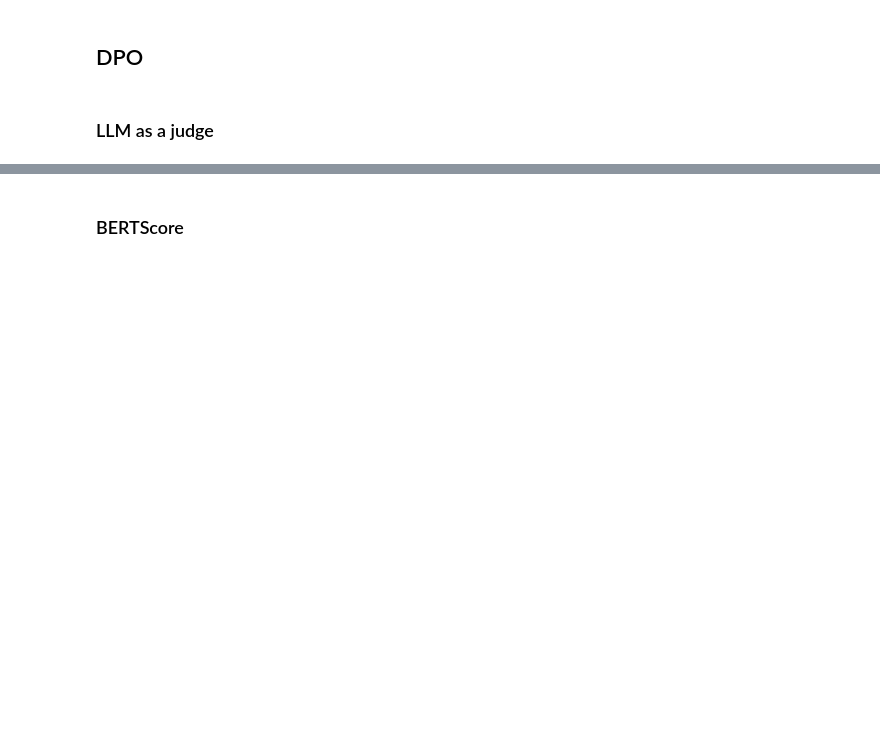
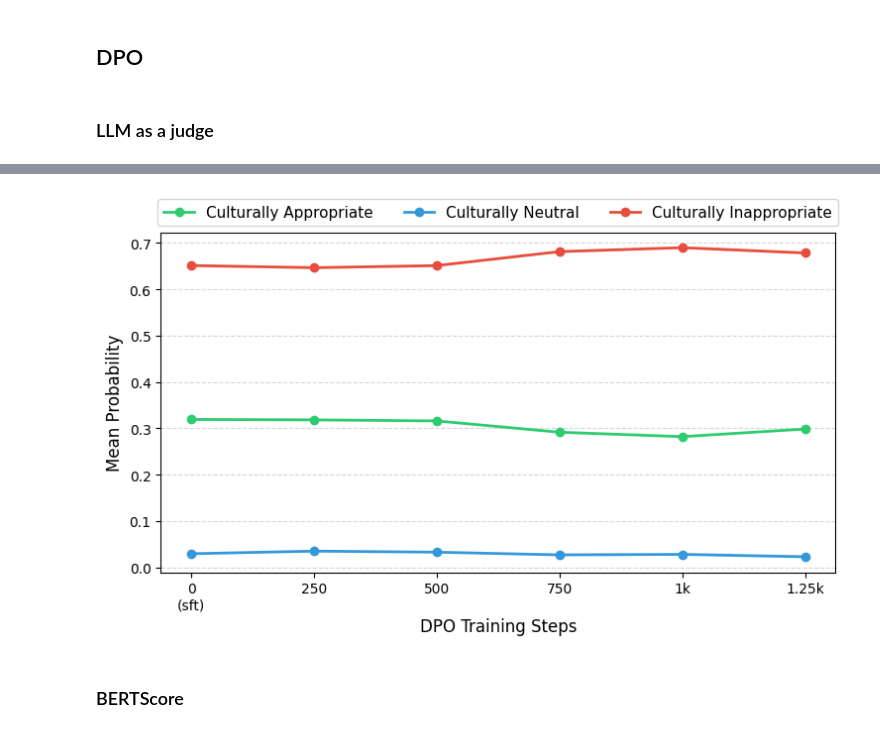
Before and after one commit to davidguzmanr/COMP-767-Winter-2026, a Jupyter notebook: Results.ipynb, the cells around one changed output, grey strips where cells are left out. Drawn from its saved outputs; the diff is of its cells as text; code cells hidden in the pictures; blank space fills up the shorter version.

```diff
--- a/Results.ipynb
+++ b/Results.ipynb
@@ -112,4 +461,18 @@ def show_sample(result_files: dict, ref_index: int = 0, base_key: str = None):
 # %% [markdown]
 ## DPO
+# %%
+result_files_ordered = [
+    "results/gemma-3-4b-pt/gemma-3-4b-pt-sft-20000-judge.json",
+    "results/gemma-3-4b-pt/gemma-3-4b-pt-dpo-250-judge.json",
+    "results/gemma-3-4b-pt/gemma-3-4b-pt-dpo-500-judge.json",
+    "results/gemma-3-4b-pt/gemma-3-4b-pt-dpo-750-judge.json",
+    "results/gemma-3-4b-pt/gemma-3-4b-pt-dpo-1000-judge.json",
+    "results/gemma-3-4b-pt/gemma-3-4b-pt-dpo-1250-judge.json",
+]
+names = ["sft", "dpo-250", "dpo-500", "dpo-750", "dpo-1000", "dpo-1250"]
+steps = [0, 250, 500, 750, 1000, 1250]
 # %% [markdown]
 ### LLM as a judge
+# %%
+all_df = [compute_probs(path) for path in result_files_ordered]
+all_stats = [compute_mean_probs(df) for df in all_df]
@@ -116,2 +502,31 @@ def show_sample(result_files: dict, ref_index: int = 0, base_key: str = None):
+# %%
+categories = {
+    "culturally_appropriate": "Culturally Appropriate",
+    "culturally_neutral": "Culturally Neutral",
+    "culturally_inappropriate": "Culturally Inappropriate",
+}
+colors = {
+    "culturally_appropriate": "#2ecc71",
+    "culturally_neutral": "#3498db",
+    "culturally_inappropriate": "#e74c3c",
+}
+
+fig, ax = plt.subplots(figsize=(8, 5))
+
+for key, label in categories.items():
+    values = [s[key] for s in all_stats]
+    ax.plot(steps, values, marker="o", label=label, color=colors[key], linewidth=2, markersize=6)
+
+ax.set_xlabel("DPO Training Steps", fontsize=12)
+ax.set_ylabel("Mean Probability", fontsize=12)
+ax.set_xticks(steps)
+ax.set_xticklabels(["0\n(sft)", "250", "500", "750", "1k", "1.25k"])
+ax.legend(fontsize=11, loc='upper center', bbox_to_anchor=(0.5, 1.12), ncol=3, frameon=True)
+ax.grid(axis="y", linestyle="--", alpha=0.5)
+
+plt.tight_layout(rect=[0, 0, 1, 0.95])
+plt.show()
+# %% [output]
+[figure, added]
 # %% [markdown]
 ### BERTScore
```
Also changed, not shown: parts of 39 cells of this notebook.
